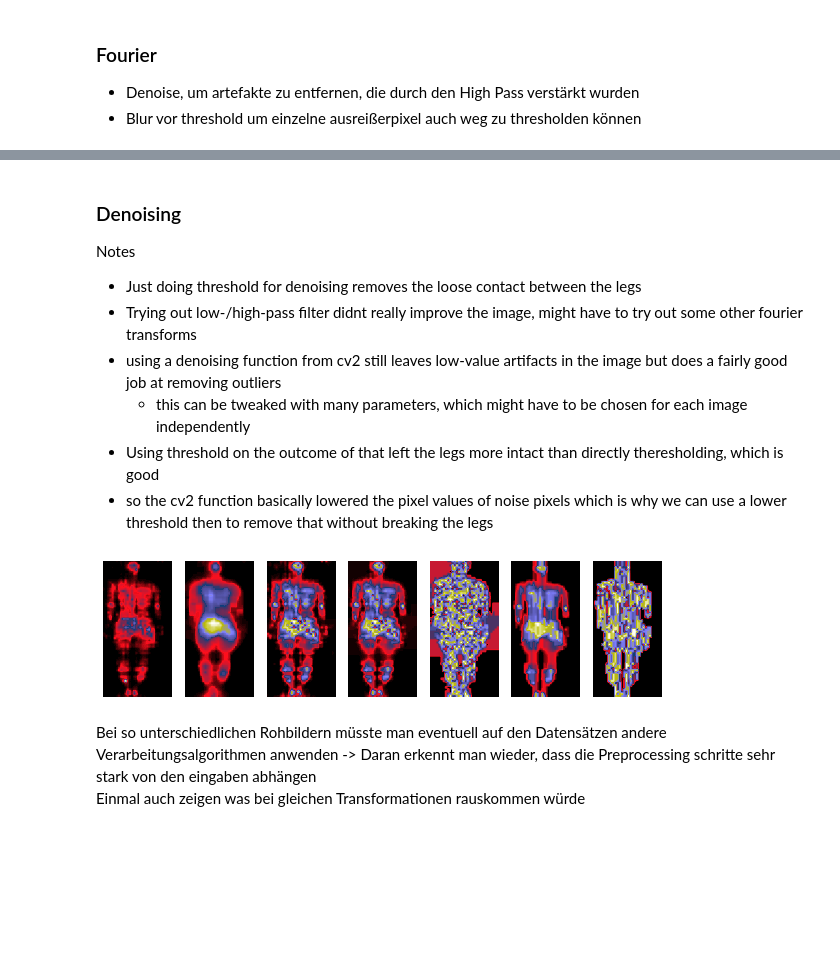
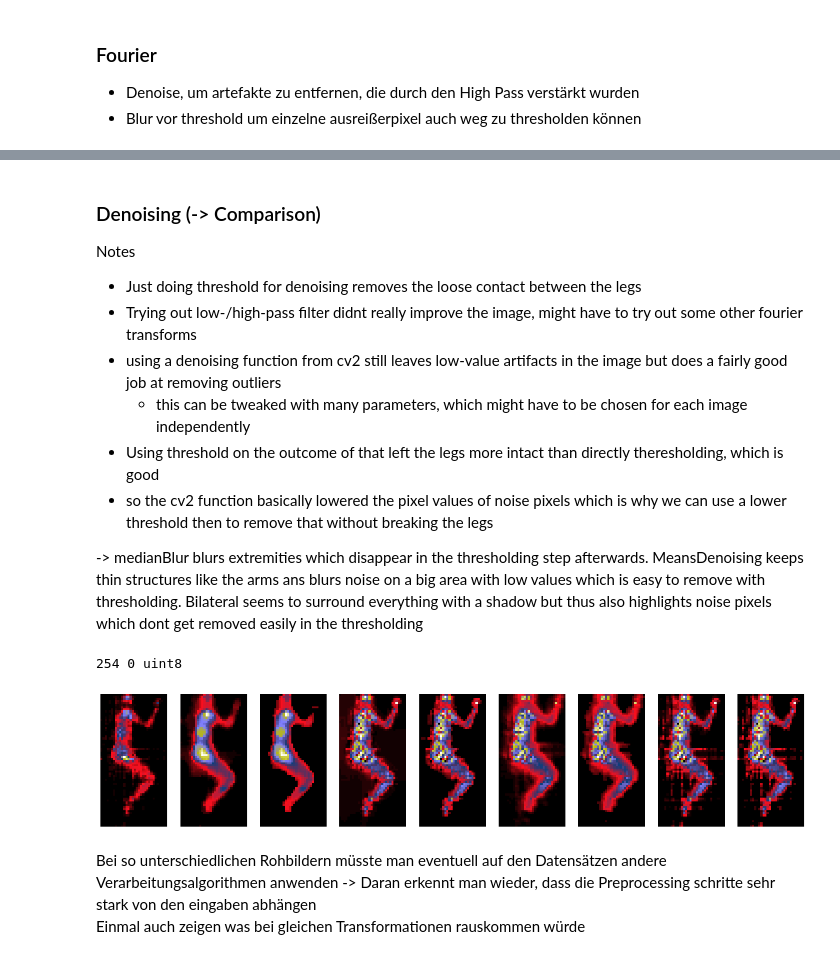
Before and after one commit to jb3rndt/wisemat-posture-classification, a Jupyter notebook: transforms_visualizations.ipynb, the cells around one changed output, grey strips where cells are left out. Cells and saved outputs as stored; diff of their text form; code cells hidden in the pictures; blank space fills up the shorter version.

```diff
--- a/transforms_visualizations.ipynb
+++ b/transforms_visualizations.ipynb
@@ -377,5 +377,5 @@ plot_samples(
 # %% [markdown]
-### Denoising
+### Denoising (-> Comparison)
 
 Notes
 
@@ -385,33 +385,39 @@ Notes
   - this can be tweaked with many parameters, which might have to be chosen for each image independently
 - Using threshold on the outcome of that left the legs more intact than directly theresholding, which is good
 - so the cv2 function basically lowered the pixel values of noise pixels which is why we can use a lower threshold then to remove that without breaking the legs
+
+
+-> medianBlur blurs extremities which disappear in the thresholding step afterwards. MeansDenoising keeps thin structures like the arms ans blurs noise on a big area with low values which is easy to remove with thresholding. Bilateral seems to surround everything with a shadow but thus also highlights noise pixels which dont get removed easily in the thresholding
 # %%
 import cv2
 
-image = physionet[0][0]
+image = samples[1][0]
 img = np.uint8(image)
-denoised = cv2.fastNlMeansDenoising(img, None, 9, 7, 21)
-denoised_thr = torchvision.transforms.Compose(
+denoised_means = cv2.fastNlMeansDenoising(img, None, 9, 7, 21)
+denoised_bil = restoration.denoise_bilateral(img)
+denoised_wave = restoration.denoise_wavelet(img)
+print(np.min(denoised_means), np.max(denoised_means), denoised_means.dtype)
+threshold = torchvision.transforms.Compose(
     [
-        Threshold(lambda i: np.median(i)),
-        # Blur((3, 3)),
-        # Threshold(lambda i: np.median(i)),
-        Close((1, 4)),
-        # Blur((3, 3)),
+        Threshold(lambda i: np.median(i[i>0])),
     ]
-)((denoised, 0))[0]
+)
 
 image_row(
     image,
     cv2.medianBlur(image, 5),
-    img,
-    denoised,
-    denoised * 25,
-    denoised_thr,
-    denoised_thr * 25,
+    threshold((cv2.medianBlur(image, 5), 0))[0],
+    denoised_means,
+    threshold((denoised_means, 0))[0],
+    denoised_bil,
+    threshold((denoised_bil, 0))[0],
+    denoised_wave,
+    threshold((denoised_wave, 0))[0],
+    figsize=(20, 10)
 )
 # %% [output]
+254 0 uint8
-[figure, old version]
+[figure, new version]
 # %% [markdown]
 Bei so unterschiedlichen Rohbildern müsste man eventuell auf den Datensätzen andere Verarbeitungsalgorithmen anwenden -> Daran erkennt man wieder, dass die Preprocessing schritte sehr stark von den eingaben abhängen
 Einmal auch zeigen was bei gleichen Transformationen rauskommen würde
```
Also changed, not shown: parts of 28 cells of this notebook.
